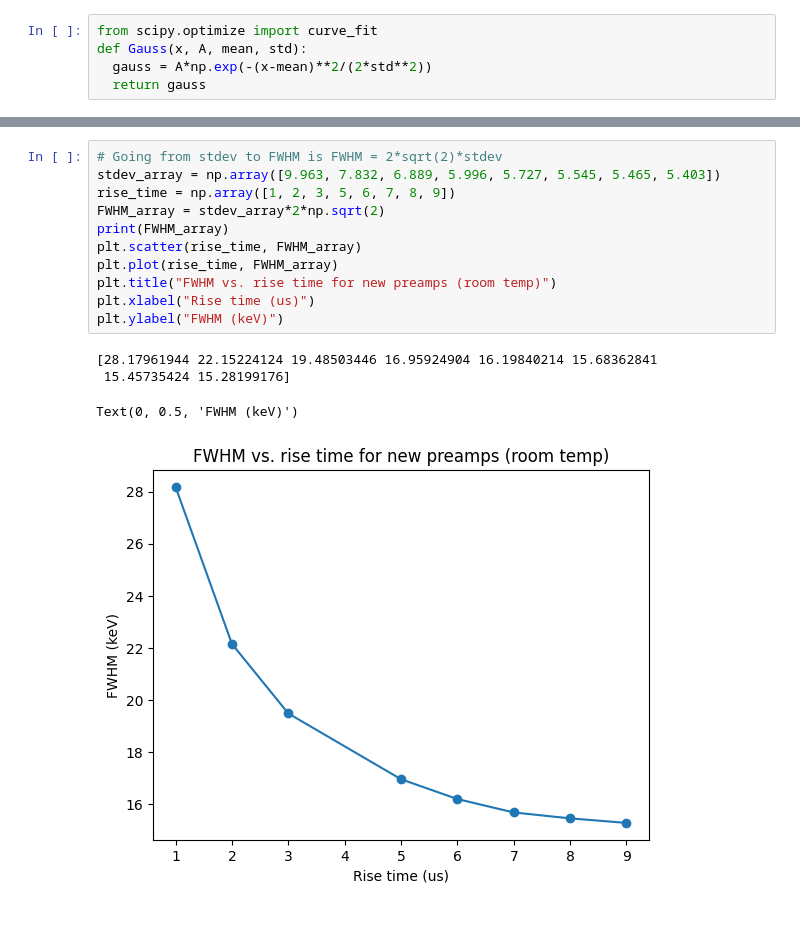
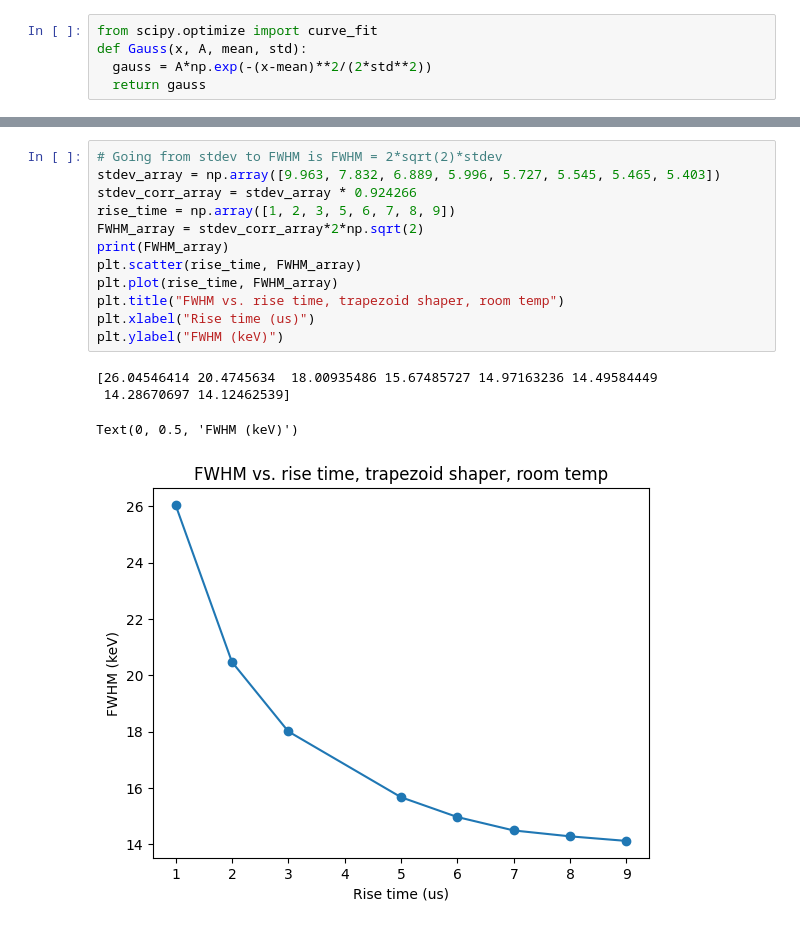
Before and after one commit to arathi-suraj/aramaki-lab-code, a Jupyter notebook: rootfileread.ipynb, the cells around one changed output, grey strips where cells are left out. Cells and saved outputs as stored; diff of their text form.

```diff
--- a/rootfileread.ipynb
+++ b/rootfileread.ipynb
@@ -85,16 +152,17 @@ print(stdev_keV)
 # %%
 # Going from stdev to FWHM is FWHM = 2*sqrt(2)*stdev
 stdev_array = np.array([9.963, 7.832, 6.889, 5.996, 5.727, 5.545, 5.465, 5.403])
+stdev_corr_array = stdev_array * 0.924266
 rise_time = np.array([1, 2, 3, 5, 6, 7, 8, 9])
-FWHM_array = stdev_array*2*np.sqrt(2)
+FWHM_array = stdev_corr_array*2*np.sqrt(2)
 print(FWHM_array)
 plt.scatter(rise_time, FWHM_array)
 plt.plot(rise_time, FWHM_array)
-plt.title("FWHM vs. rise time for new preamps (room temp)")
+plt.title("FWHM vs. rise time, trapezoid shaper, room temp")
 plt.xlabel("Rise time (us)")
 plt.ylabel("FWHM (keV)")
 # %% [output]
-[28.17961944 22.15224124 19.48503446 16.95924904 16.19840214 15.68362841
- 15.45735424 15.28199176]
+[26.04546414 20.4745634  18.00935486 15.67485727 14.97163236 14.49584449
+ 14.28670697 14.12462539]
 Text(0, 0.5, 'FWHM (keV)')
-[figure, old version]
+[figure, new version]
```
Also changed, not shown: parts of 18 cells of this notebook.
